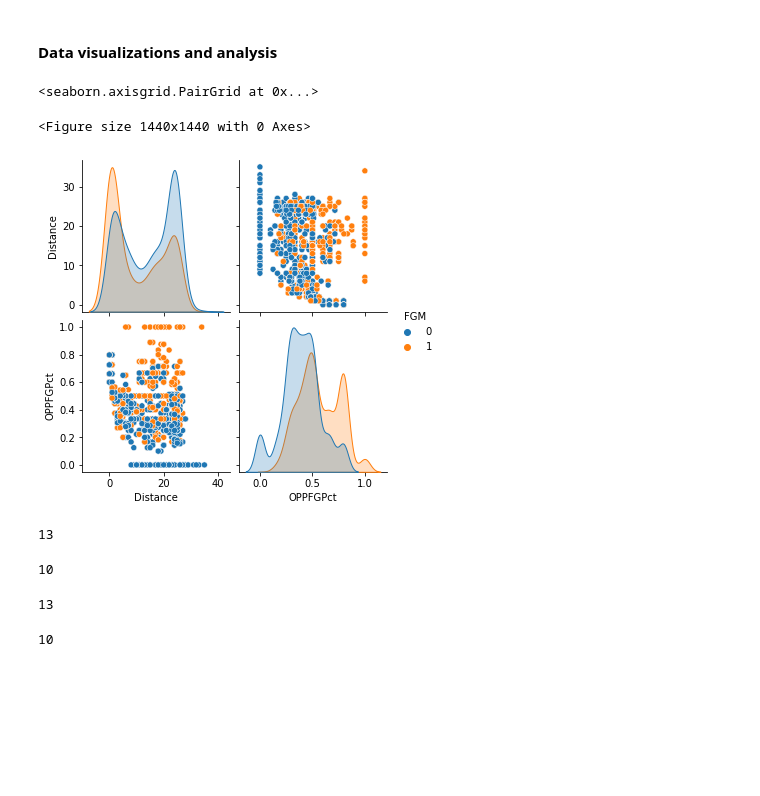
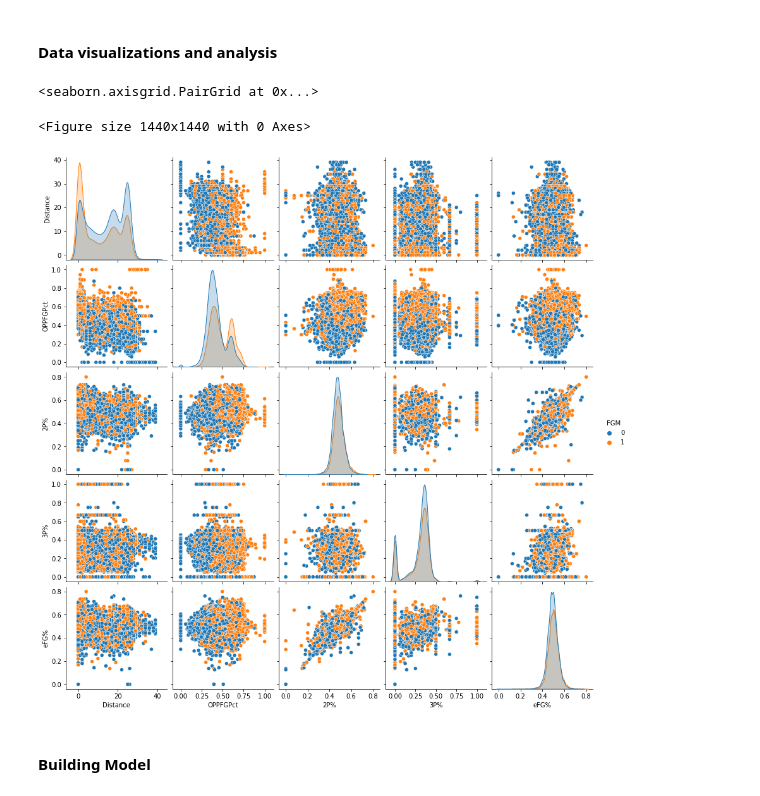
Before and after one commit to pmcwhannel/NBA-analytics, a Jupyter notebook: ShotChartML.ipynb, the cells around one changed output. Drawn from its saved outputs; the diff is of its cells as text; code cells hidden in the pictures; blank space fills up the shorter version.

Commit message:
Updated to join player per game stats and metadata.

```diff
--- a/ShotChartML.ipynb
+++ b/ShotChartML.ipynb
@@ -253,7 +315,7 @@ for i in range(0,20):
     end_str = str(0) + str(i)
   else:
     end_str = str(i)
-  lines = open('/content/drive/MyDrive/CS631-Project/' + 'all_shot_chart_data_opp_fg_pct_added_3736/part-000' + end_str ).readlines()
+  lines = open('/content/drive/MyDrive/CS631-Project/' + 'all_shooter_1211/part-000' + end_str ).readlines()
 
   print('Reading in part-000{}'.format(end_str))
   for line in lines:
@@ -291,3 +351,43 @@ data['OPPFGPct'] = data['OPPFGPct'].apply(lambda x: float(x))
+# %%
+# convert data to numerical representations for model compatibility
+def check_pct_type(x):
+  if len(x) == 0:
+    return 0.0
+  else:
+    return float(x)
+
+def net_score(x):
+  temp = x.split('-')
+  return int(temp[0]) - int(temp[1])
+
+def one_hot_pos(df):
+  pos_list = df['Position'].tolist()
+  pos_2_idx = {'PG':0,'SG':1,'SF':2,'PF':3,'C':4}
+  temp = []
+  for pos in pos_list:
+    agg = [0,0,0,0,0]
+    for p in pos.split(';'):
+      agg += np.array([1 if i == pos_2_idx[p] else 0 for i in range(0,5)])
+    temp.append(list(agg))
+  return np.array(temp)
+
+data['FGM'] = data['FGM'].apply(lambda x: int(x=='make'))
+data['Distance'] = data['Distance'].apply(lambda x: int(x))
+data['TD'] = data['TD'].apply(lambda x: int(x))
+data['LD'] = data['LD'].apply(lambda x: int(x))
+data['OPPFGPct'] = data['OPPFGPct'].apply(lambda x: float(x))
+data['Quarter'] = data['Quarter'].apply(lambda x: int(x))
+data['Hand'] = data['Hand'].apply(lambda x: int(x.lower() == 'right'))
+data['2P%'] = data['2P%'].apply(lambda x: check_pct_type(x))
+data['3P%'] = data['3P%'].apply(lambda x: check_pct_type(x))
+data['eFG%'] = data['eFG%'].apply(lambda x: check_pct_type(x))
+data['GameScore'] = data['GameScore'].apply(lambda x: net_score(x))
+one_hot_mat = one_hot_pos(data)
+data['PG'] = one_hot_mat[:,0]
+data['SG'] = one_hot_mat[:,1]
+data['SF'] = one_hot_mat[:,2]
+data['PF'] = one_hot_mat[:,3]
+data['C'] = one_hot_mat[:,4]
 # %% [markdown]
 #### Data visualizations and analysis
 # %%
@@ -295,20 +395,10 @@ import seaborn as sns
 import matplotlib.pyplot as plt
 # %%
 fig = plt.figure(figsize=(20,20))
-sns.pairplot(data,hue='FGM')
+sns.pairplot(data[['FGM','Distance','OPPFGPct','2P%','3P%','eFG%']], hue='FGM')
 # %% [output]
 <seaborn.axisgrid.PairGrid at 0x...>
 <Figure size 1440x1440 with 0 Axes>
-[figure, old version]
+[figure, new version]
-# %%
-print(500 // 37)
-500 % (1+(500//37))
-# %% [output]
-13
-10
-# %%
-print(472 // 36)
-472 % (1+(472//36))
-# %% [output]
-13
-10
+# %% [markdown]
+#### Building Model
```
Also changed, not shown: parts of 31 cells of this notebook.
